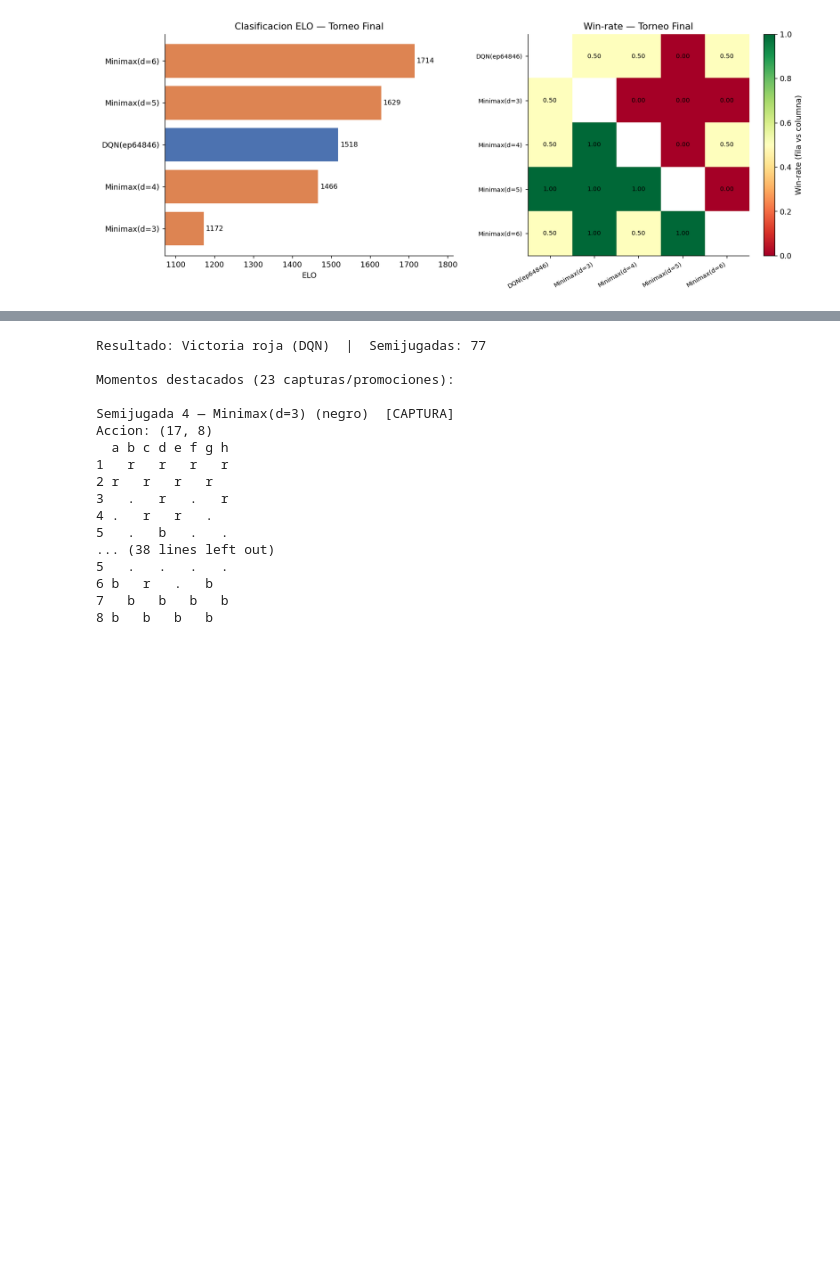
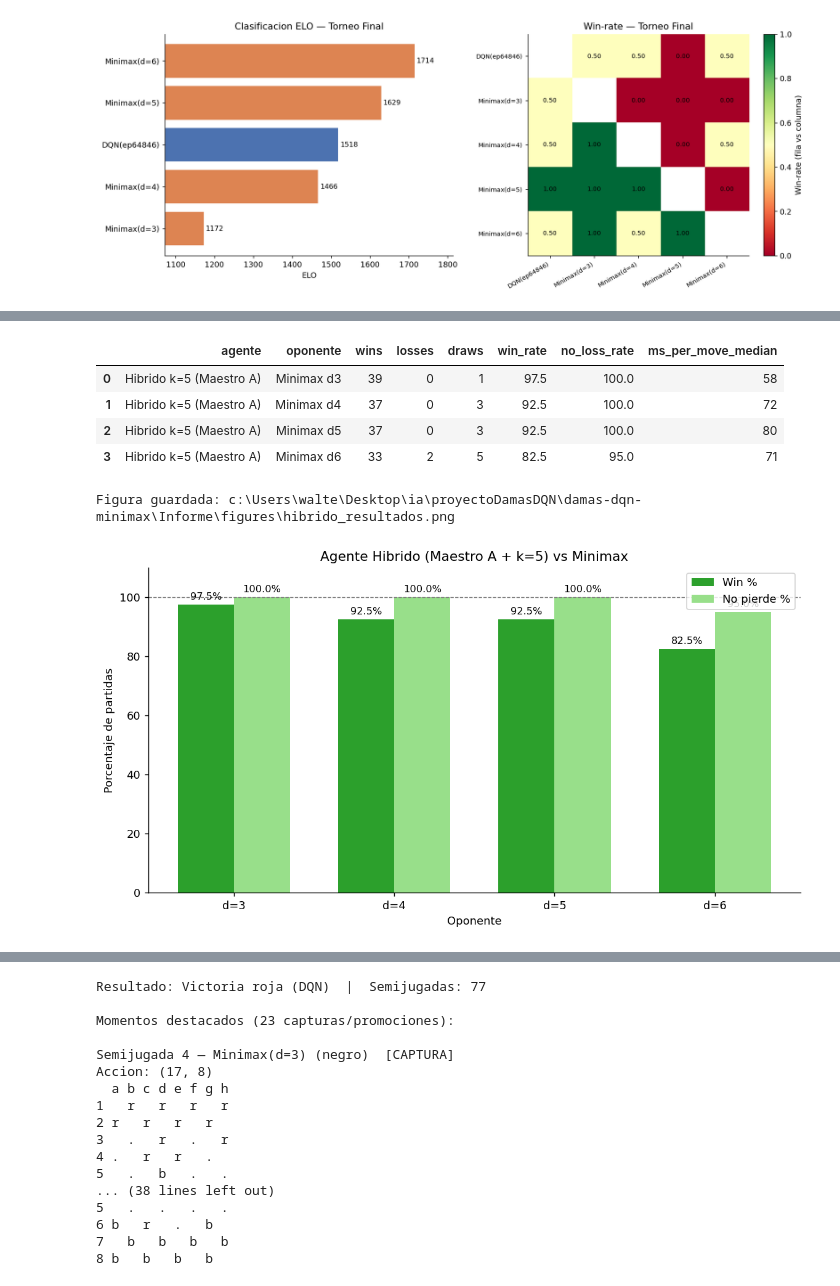
Before and after one commit to UniversityCC/damas-dqn-minimax, a Jupyter notebook: notebooks/experimentos.ipynb, the cells around one changed output, grey strips where cells are left out. Cells and saved outputs as stored; diff of their text form; code cells hidden in the pictures; blank space fills up the shorter version.

Commit message:
Agrega resultados del agente hibrido al informe

```diff
--- a/notebooks/experimentos.ipynb
+++ b/notebooks/experimentos.ipynb
@@ -287,0 +290,45 @@ Se juega una partida DQN vs Minimax(d=3) y se muestran los momentos clave
+# %%
+hybrid_path = os.path.join(RESULTS, 'agente_final_vs_minimax.csv')
+
+if not os.path.exists(hybrid_path):
+    print('Archivo no encontrado:', hybrid_path)
+    print('Ejecuta: python src/eval/hybrid_eval.py --eval dqn --checkpoint models/checkpoint_maestroA.pt --depth 5 --opp-depths 3 4 5 6 --games 40')
+else:
+    df_hyb = pd.read_csv(hybrid_path)
+    display(df_hyb)
+
+    depths = [d.replace('Minimax d', 'd=') for d in df_hyb['oponente']]
+    x = np.arange(len(depths))
+    width = 0.35
+
+    fig, ax = plt.subplots(figsize=(9, 5))
+    bars1 = ax.bar(x - width/2, df_hyb['win_rate'],     width, label='Win %',        color='#2ca02c')
+    bars2 = ax.bar(x + width/2, df_hyb['no_loss_rate'], width, label='No pierde %',  color='#98df8a')
+
+    ax.set_xlabel('Oponente')
+    ax.set_ylabel('Porcentaje de partidas')
+    ax.set_title('Agente Hibrido (Maestro A + k=5) vs Minimax')
+    ax.set_xticks(x)
+    ax.set_xticklabels(depths)
+    ax.set_ylim(0, 110)
+    ax.axhline(100, color='gray', linestyle='--', linewidth=0.8)
+    ax.legend()
+
+    for bar in bars1:
+        ax.text(bar.get_x() + bar.get_width() / 2, bar.get_height() + 1,
+                f'{bar.get_height():.1f}%', ha='center', va='bottom', fontsize=9)
+    for bar in bars2:
+        ax.text(bar.get_x() + bar.get_width() / 2, bar.get_height() + 1,
+                f'{bar.get_height():.1f}%', ha='center', va='bottom', fontsize=9)
+
+    plt.tight_layout()
+    savefig('hibrido_resultados.png')
+    plt.show()
+# %% [output]
+|  | agente | oponente | wins | losses | draws | win_rate | no_loss_rate | ms_per_move_median |
+| 0 | Hibrido k=5 (Maestro A) | Minimax d3 | 39 | 0 | 1 | 97.5 | 100.0 | 58 |
+| 1 | Hibrido k=5 (Maestro A) | Minimax d4 | 37 | 0 | 3 | 92.5 | 100.0 | 72 |
+| 2 | Hibrido k=5 (Maestro A) | Minimax d5 | 37 | 0 | 3 | 92.5 | 100.0 | 80 |
+| 3 | Hibrido k=5 (Maestro A) | Minimax d6 | 33 | 2 | 5 | 82.5 | 95.0 | 71 |
+Figura guardada: c:\Users\walte\Desktop\ia\proyectoDamasDQN\damas-dqn-minimax\Informe\figures\hibrido_resultados.png
+[figure, added]
```
Also changed, not shown: parts of 4 cells of this notebook, 3 other files.
